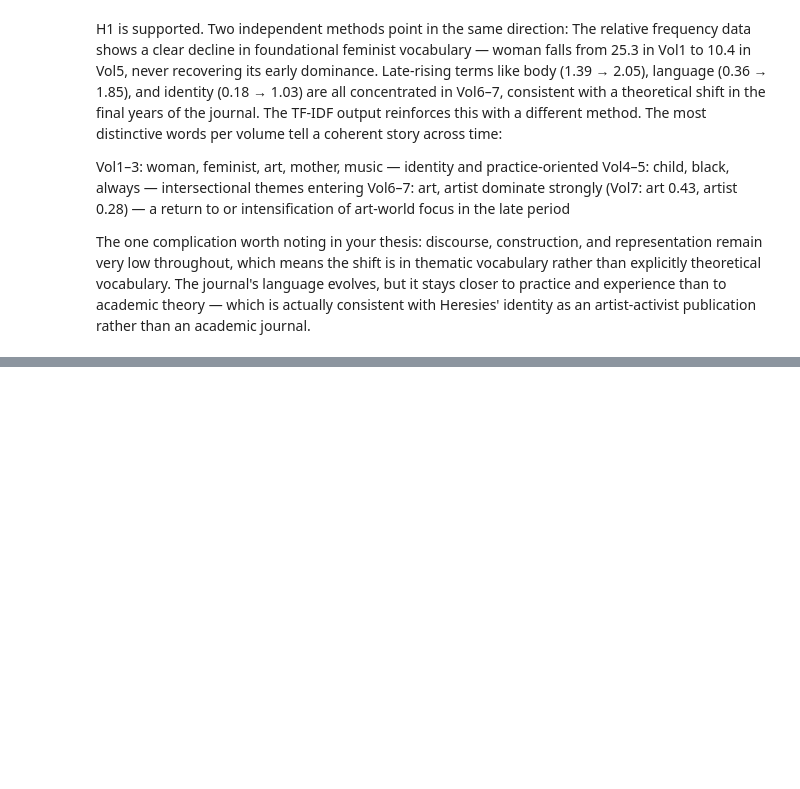
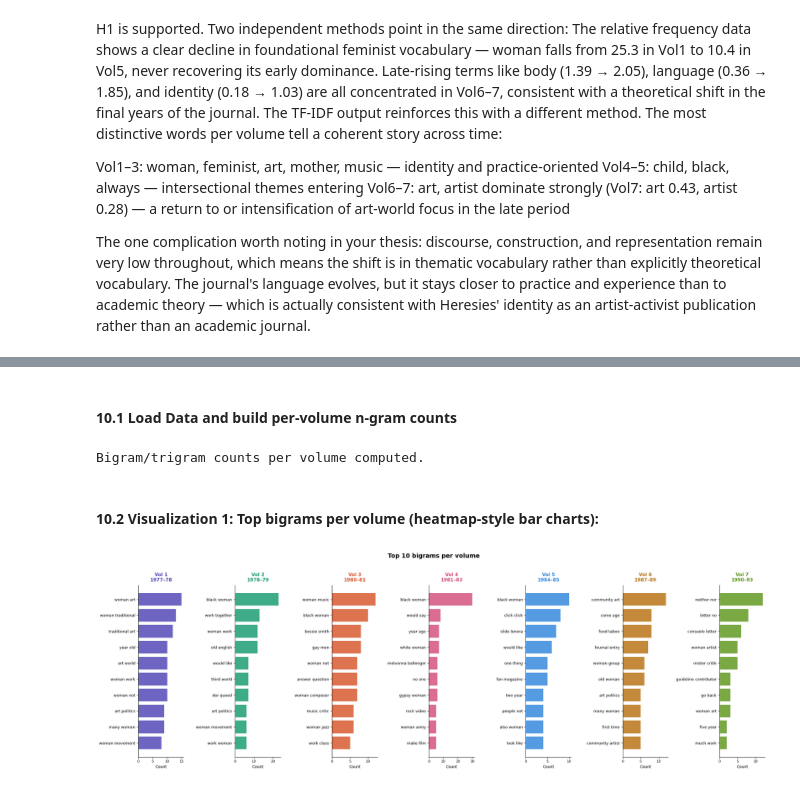
Before and after one commit to Soph-stara/master-thesis-code, a Jupyter notebook: notebooks/h1_analysis/12_analysis_h1.ipynb, the cells around one changed output, grey strips where cells are left out. Cells and saved outputs as stored; diff of their text form; code cells hidden in the pictures; blank space fills up the shorter version.

Commit message:
semi-finalizing the notebooks and strucutre

```diff
--- a/notebooks/h1_analysis/12_analysis_h1.ipynb
+++ b/notebooks/h1_analysis/12_analysis_h1.ipynb
@@ -324,0 +365,67 @@ The one complication worth noting in your thesis: discourse, construction, and r
+# %% [markdown]
+#### 10.1 Load Data and build per-volume n-gram counts
+# %%
+import ast
+from nltk.util import ngrams
+from collections import Counter
+
+# Load the filtered ngram lists from notebook 11
+df_bigrams_all  = pd.read_csv("/Users/sophiehamann/master-thesis-code/data/processed/10_h1_bigrams.csv")
+df_trigrams_all = pd.read_csv("/Users/sophiehamann/master-thesis-code/data/processed/10_h1_trigrams.csv")
+
+# Convert string tuples back to actual tuples
+df_bigrams_all["bigram"]   = df_bigrams_all["bigram"].apply(ast.literal_eval)
+df_trigrams_all["trigram"] = df_trigrams_all["trigram"].apply(ast.literal_eval)
+
+# Keep only the ngrams that passed the cutoff in nb11
+valid_bigrams  = set(df_bigrams_all["bigram"].tolist())
+valid_trigrams = set(df_trigrams_all["trigram"].tolist())
+
+# Count bigrams and trigrams per volume using the lemmatized corpus (df already loaded)
+volume_order = ["Vol1_1977-1978", "Vol2_1978-1979", "Vol3_1980-1981",
+                "Vol4_1981-1983", "Vol5_1984-1985", "Vol6_1987-1989", "Vol7_1990-1993"]
+
+bigram_counts  = {}   # {volume: Counter}
+trigram_counts = {}
+
+for vol in volume_order:
+    tokens = [t for tlist in df[df["volume"] == vol]["tokens"] for t in tlist]
+    bigram_counts[vol]  = Counter(bg for bg in ngrams(tokens, 2) if bg in valid_bigrams)
+    trigram_counts[vol] = Counter(tg for tg in ngrams(tokens, 3) if tg in valid_trigrams)
+
+print("Bigram/trigram counts per volume computed.")
+# %% [output]
+Bigram/trigram counts per volume computed.
+# %% [markdown]
+#### 10.2 Visualization 1: Top bigrams per volume (heatmap-style bar charts):
+# %%
+fig, axes = plt.subplots(1, 7, figsize=(22, 7), sharey=False)
+
+colors = ["#534AB7", "#1D9E75", "#D85A30", "#D4537E", "#378ADD", "#BA7517", "#639922"]
+labels = ["Vol 1\n1977–78", "Vol 2\n1978–79", "Vol 3\n1980–81", "Vol 4\n1981–83",
+          "Vol 5\n1984–85", "Vol 6\n1987–89", "Vol 7\n1990–93"]
+
+for i, (vol, ax) in enumerate(zip(volume_order, axes)):
+    top = bigram_counts[vol].most_common(10)
+    if not top:
+        ax.set_visible(False)
+        continue
+    phrases, freqs = zip(*top)
+    phrase_labels  = [" ".join(p) for p in phrases]
+
+    ax.barh(range(len(phrases)), freqs, color=colors[i], alpha=0.85)
+    ax.set_yticks(range(len(phrases)))
+    ax.set_yticklabels(phrase_labels, fontsize=9)
+    ax.invert_yaxis()
+    ax.set_title(labels[i], fontsize=11, fontweight="bold", color=colors[i], pad=8)
+    ax.set_xlabel("Count", fontsize=9)
+    ax.tick_params(axis="x", labelsize=8)
+    ax.spines[["top", "right"]].set_visible(False)
+
+fig.suptitle("Top 10 bigrams per volume", fontsize=14, fontweight="bold", y=1.02)
+plt.tight_layout()
+plt.savefig("/Users/sophiehamann/master-thesis-code/data/output_files/graph_bigrams_per_volume.png",
+            bbox_inches="tight", dpi=150)
+plt.show()
+# %% [output]
+[figure, added]
```
Also changed, not shown: parts of 13 cells of this notebook, 28 other files.
